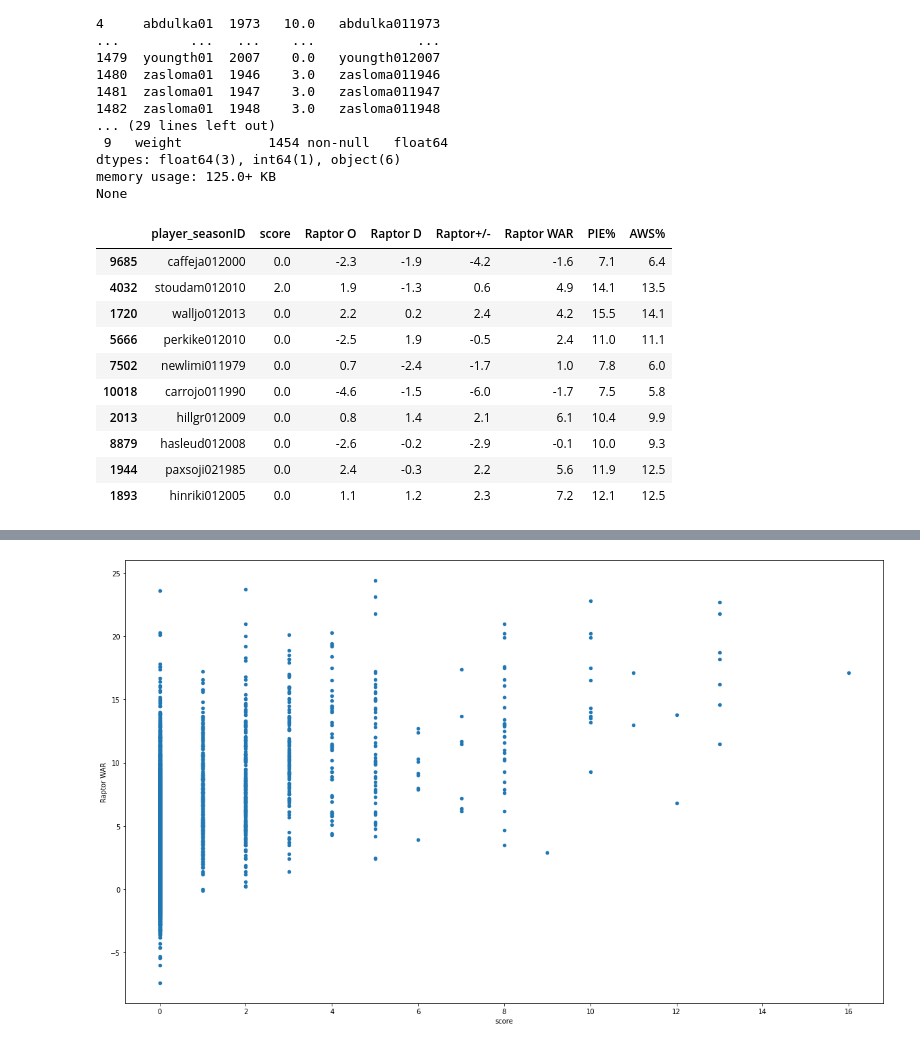
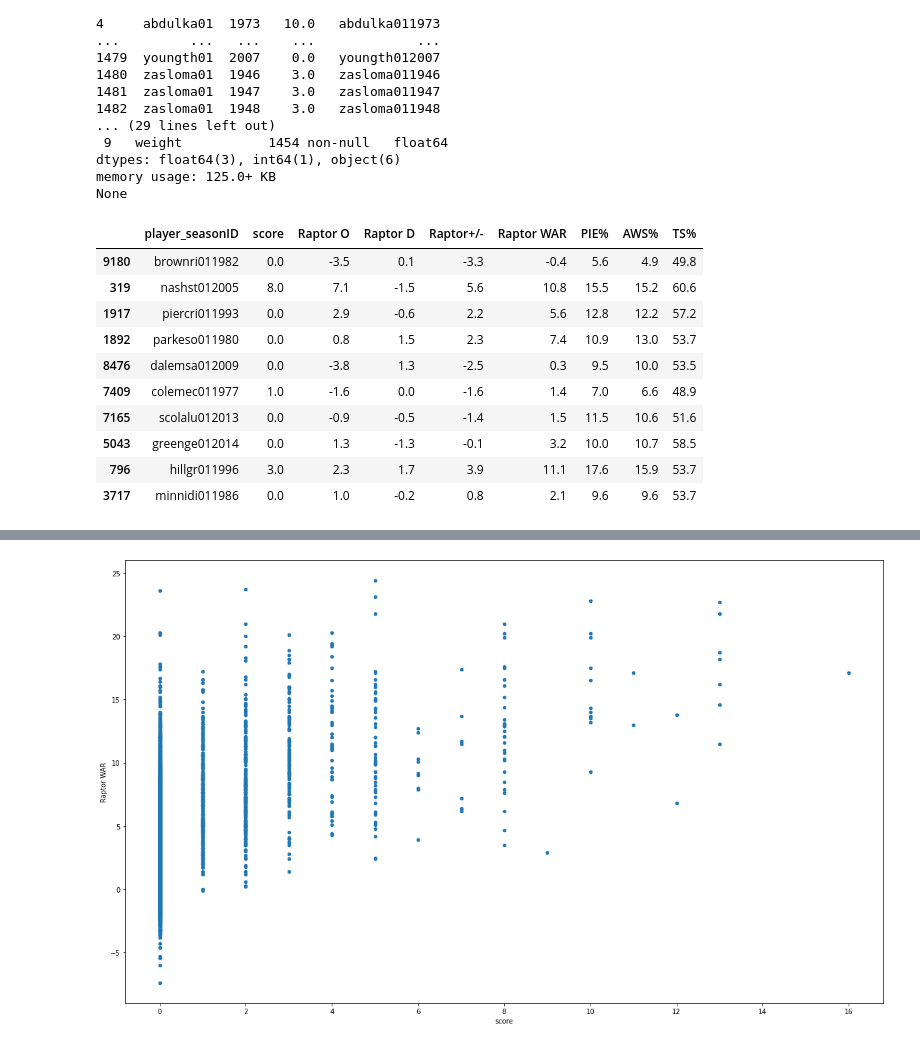
Before and after one commit to carl2727/NBA-data-analysis-project, a Jupyter notebook: 01.ipynb, the cells around one changed output, grey strips where cells are left out. Saved outputs shown, nothing was run; the diff lists cells and outputs as text; code cells hidden in the pictures.

```diff
--- a/01.ipynb
+++ b/01.ipynb
@@ -428,21 +487,21 @@ None
 # %%
 rap1["player_seasonID"] = rap1["player_id"] + rap1["year_id"].astype(str)
 awards2 = rap1.merge(how="left", right=awards1, left_on=["player_seasonID"], right_on=["player_seasonID"]).copy()
 awards2["score"] = awards2["score"].fillna(0)
-awards3 = awards2[["player_seasonID", "score", "Raptor O", "Raptor D", "Raptor+/-", "Raptor WAR", "PIE%", "AWS%"]]
+awards3 = awards2[["player_seasonID", "score", "Raptor O", "Raptor D", "Raptor+/-", "Raptor WAR", "PIE%", "AWS%", "TS%"]]
 display(awards3.sample(10))
 # %% [output]
-|  | player_seasonID | score | Raptor O | Raptor D | Raptor+/- | Raptor WAR | PIE% | AWS% |
-| 9685 | caffeja012000 | 0.0 | -2.3 | -1.9 | -4.2 | -1.6 | 7.1 | 6.4 |
-| 4032 | stoudam012010 | 2.0 | 1.9 | -1.3 | 0.6 | 4.9 | 14.1 | 13.5 |
-| 1720 | walljo012013 | 0.0 | 2.2 | 0.2 | 2.4 | 4.2 | 15.5 | 14.1 |
-| 5666 | perkike012010 | 0.0 | -2.5 | 1.9 | -0.5 | 2.4 | 11.0 | 11.1 |
-| 7502 | newlimi011979 | 0.0 | 0.7 | -2.4 | -1.7 | 1.0 | 7.8 | 6.0 |
-| 10018 | carrojo011990 | 0.0 | -4.6 | -1.5 | -6.0 | -1.7 | 7.5 | 5.8 |
-| 2013 | hillgr012009 | 0.0 | 0.8 | 1.4 | 2.1 | 6.1 | 10.4 | 9.9 |
-| 8879 | hasleud012008 | 0.0 | -2.6 | -0.2 | -2.9 | -0.1 | 10.0 | 9.3 |
-| 1944 | paxsoji021985 | 0.0 | 2.4 | -0.3 | 2.2 | 5.6 | 11.9 | 12.5 |
-| 1893 | hinriki012005 | 0.0 | 1.1 | 1.2 | 2.3 | 7.2 | 12.1 | 12.5 |
+|  | player_seasonID | score | Raptor O | Raptor D | Raptor+/- | Raptor WAR | PIE% | AWS% | TS% |
+| 9180 | brownri011982 | 0.0 | -3.5 | 0.1 | -3.3 | -0.4 | 5.6 | 4.9 | 49.8 |
+| 319 | nashst012005 | 8.0 | 7.1 | -1.5 | 5.6 | 10.8 | 15.5 | 15.2 | 60.6 |
+| 1917 | piercri011993 | 0.0 | 2.9 | -0.6 | 2.2 | 5.6 | 12.8 | 12.2 | 57.2 |
+| 1892 | parkeso011980 | 0.0 | 0.8 | 1.5 | 2.3 | 7.4 | 10.9 | 13.0 | 53.7 |
+| 8476 | dalemsa012009 | 0.0 | -3.8 | 1.3 | -2.5 | 0.3 | 9.5 | 10.0 | 53.5 |
+| 7409 | colemec011977 | 1.0 | -1.6 | 0.0 | -1.6 | 1.4 | 7.0 | 6.6 | 48.9 |
+| 7165 | scolalu012013 | 0.0 | -0.9 | -0.5 | -1.4 | 1.5 | 11.5 | 10.6 | 51.6 |
+| 5043 | greenge012014 | 0.0 | 1.3 | -1.3 | -0.1 | 3.2 | 10.0 | 10.7 | 58.5 |
+| 796 | hillgr011996 | 3.0 | 2.3 | 1.7 | 3.9 | 11.1 | 17.6 | 15.9 | 53.7 |
+| 3717 | minnidi011986 | 0.0 | 1.0 | -0.2 | 0.8 | 2.1 | 9.6 | 9.6 | 53.7 |
 # %% [markdown]
 ### Correlations between Awards Score and RAPTOR
 
```
Also changed, not shown: parts of 23 cells of this notebook.
